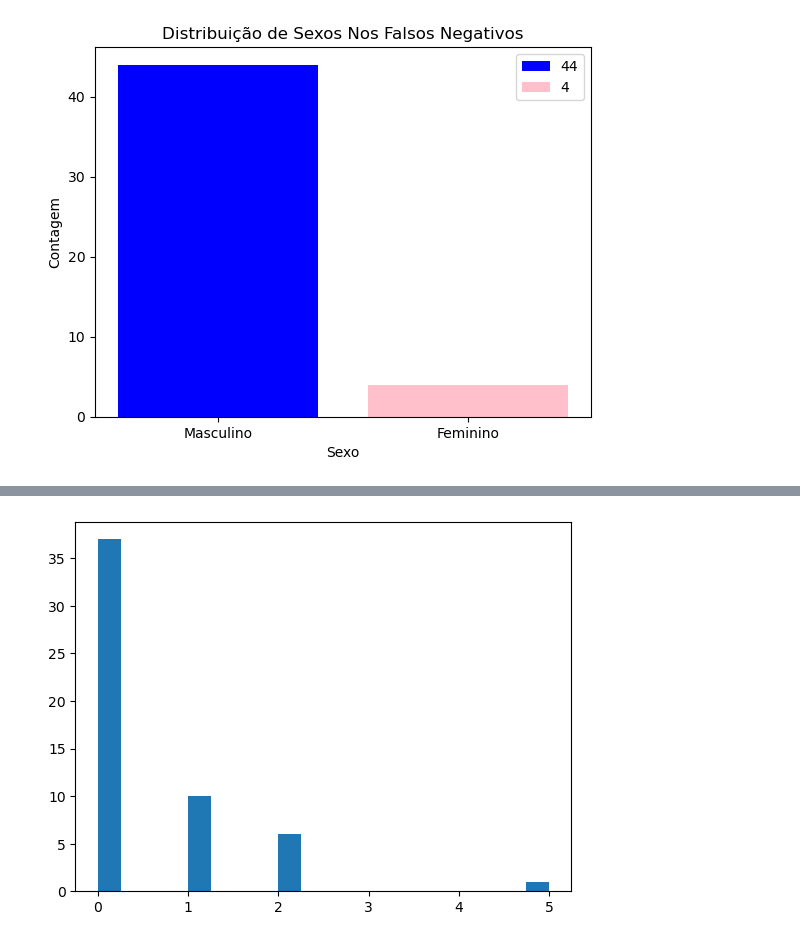
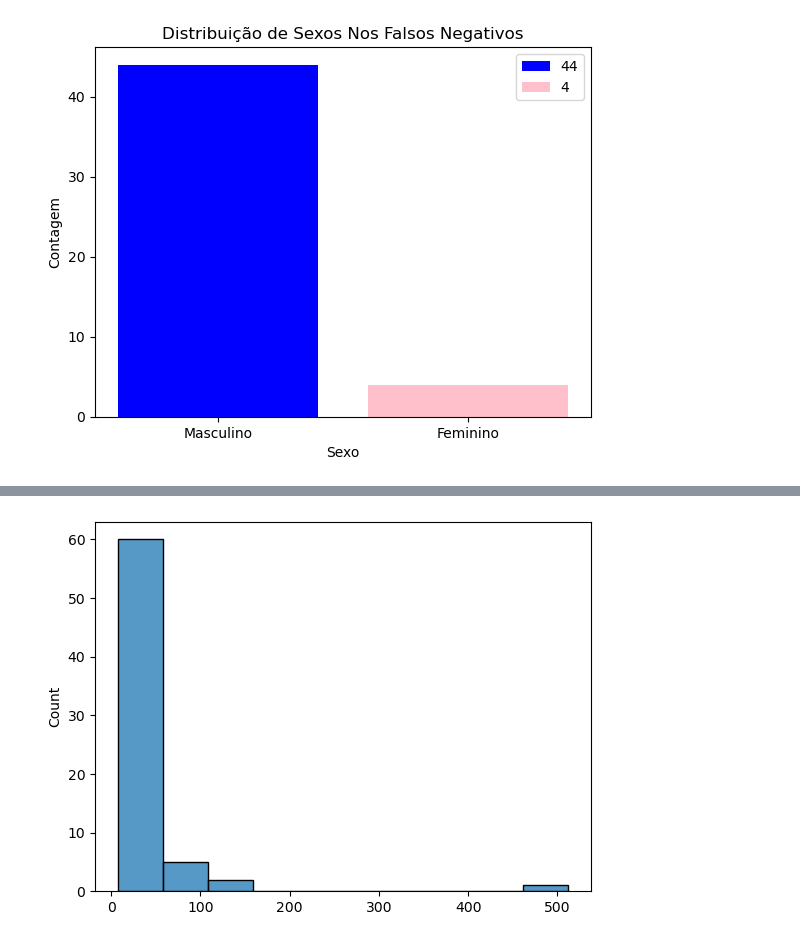
Before and after one commit to Edmurcn/Titanic, a Jupyter notebook: Passo-4.ipynb, the cells around one changed output, grey strips where cells are left out. Cells and saved outputs as stored; diff of their text form; code cells hidden in the pictures.

```diff
--- a/Passo-4.ipynb
+++ b/Passo-4.ipynb
@@ -141,5 +151,5 @@ plt.show()
 # %%
-plt.hist(X_falneg[:,2], bins=20)
+sns.histplot(X_falneg[:,3], bins=10)
 plt.show()
 # %% [output]
-[figure, old version]
+[figure, new version]
```
Also changed, not shown: parts of 8 cells of this notebook, 1 other file.
